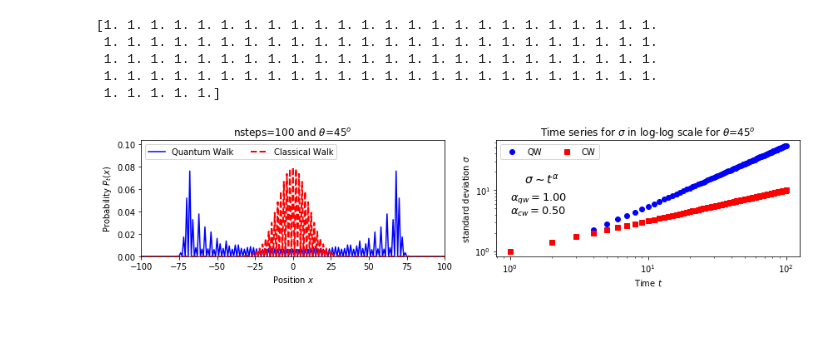
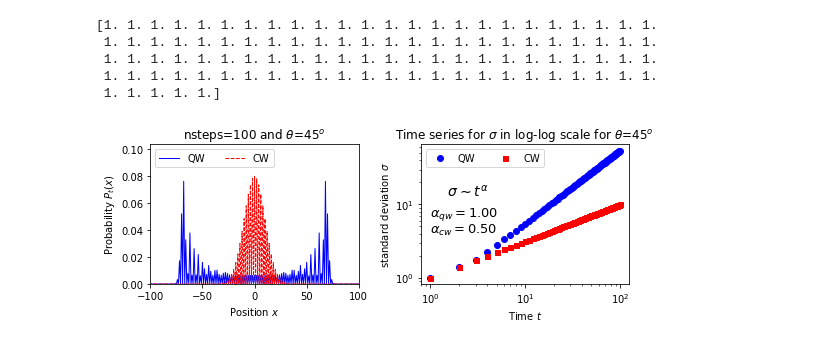
Before and after one commit to PiresMA/quantum-walk-1D, a Jupyter notebook: qw_01_px_and_scaling.ipynb, the cells around one changed output. Saved outputs shown, nothing was run; the diff lists cells and outputs as text; code cells hidden in the pictures.

```diff
--- a/qw_01_px_and_scaling.ipynb
+++ b/qw_01_px_and_scaling.ipynb
@@ -113,40 +113,40 @@ print(  vSumP )
  1. 1. 1. 1. 1. 1. 1. 1. 1. 1. 1. 1. 1. 1. 1. 1. 1. 1. 1. 1. 1. 1. 1. 1.
  1. 1. 1. 1. 1.]
 # %%
-plt.figure(figsize=(12,3))
+plt.figure(figsize=(8,3))
 
 plt.subplot(1, 2, 1)  #nrows, ncols, index
 
-pltqw = plt.plot(xpos,vpQW, 'b-',  markersize=7, label='Quantum Walk')
-pltcw = plt.plot(xpos,vpCW, 'r--', linewidth=2, label='Classical Walk')
+pltqw = plt.plot(xpos,vpQW, 'b-',  linewidth=1, label='QW')
+pltcw = plt.plot(xpos,vpCW, 'r--', linewidth=1, label='CW')
 
 plt.xlim(-tmax,tmax)
 plt.ylim( 0,1.3*np.max(vpCW))
 plt.xlabel(r'Position $x$')
 plt.ylabel(r'Probability $P_t(x)$')
 plt.title( r'nsteps=%d and $\theta$=%d$^o$ '%(tmax,thetDeg))
 plt.legend(ncol=2,loc="upper left")
 
 
 plt.subplot(1, 2, 2)  #nrows, ncols, index
-plt.loglog(vtime,sd_qw, 'bo',  label='QW')
-plt.loglog(vtime,sd_cw, 'rs', label='CW')
+plt.loglog(vtime,sd_qw, 'bo', markersize=6, label='QW')
+plt.loglog(vtime,sd_cw, 'rs', markersize=5, label='CW')
 plt.xlabel(r'Time $t$')
 plt.ylabel(r'standard deviation $\sigma$')
 plt.title( r'Time series for $\sigma$ in log-log scale for $\theta$=%d$^o$ '%(thetDeg) )
 plt.legend(ncol=2,loc="upper left")
 
 x = vtime[range(50,tmax,1)]  ; y = sd_cw[range(50,tmax,1)]
 coeffs_cw = np.polyfit(np.log(x), np.log(y), deg=1)
 
 x = vtime[range(50,tmax,1)]  ; y = sd_qw[range(50,tmax,1)]
 coeffs_qw = np.polyfit(np.log(x), np.log(y), deg=1)
 
 
 plt.text(1,13,r'    $\sigma\sim t^\alpha$', fontsize=14)
 plt.text(1,7,r'$\alpha_{qw}=$%1.2f'%(coeffs_qw[0]) , fontsize=13)
 plt.text(1,4,r'$\alpha_{cw}=$%1.2f'%(coeffs_cw[0]) , fontsize=13)
 
 plt.tight_layout()
 # %% [output]
-[figure, old version]
+[figure, new version]
```
Also changed, not shown: 1 other file.
